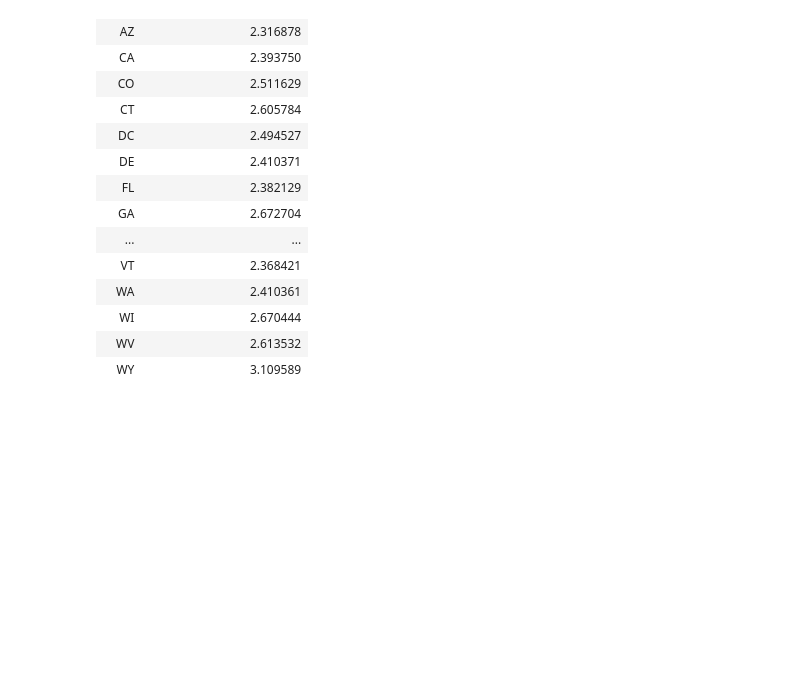
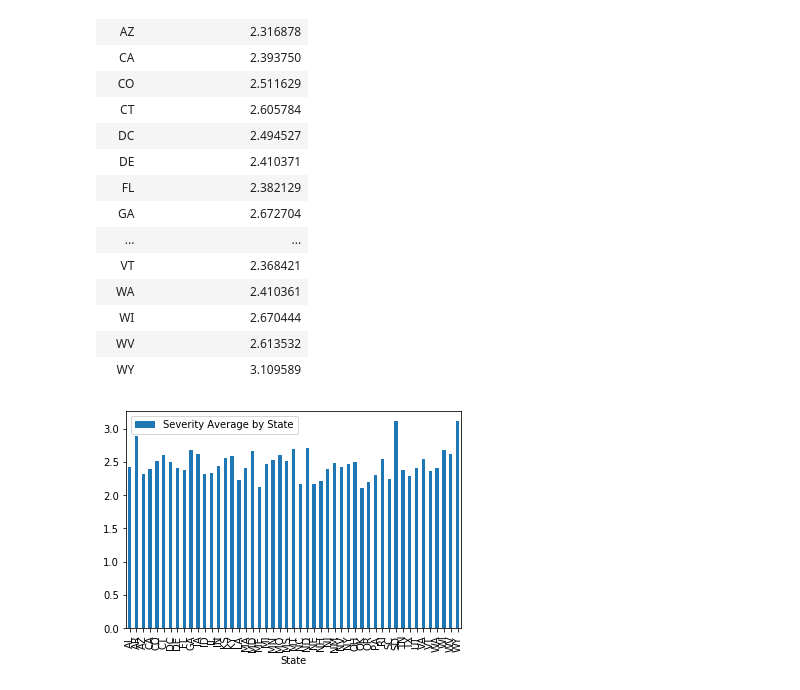
Before and after one commit to dougj678/project-one, a Jupyter notebook: US_DF.ipynb, the cells around one changed output. Cells and saved outputs as stored; diff of their text form; code cells hidden in the pictures; blank space fills up the shorter version.

```diff
--- a/US_DF.ipynb
+++ b/US_DF.ipynb
@@ -90,0 +51,14 @@ final_df.head()
+# %%
+weather_conditions_df = weather_state_co.groupby(['State','Weather_Condition']).count()
+weather_conditions_df
+final_df = pd.DataFrame({"Number of Accidents by State": count_state})
+final_df.head()
+
+sns.set(style="whitegrid")
+
+chart_1 = sns.load_dataset("final_df")
+clarity_ranking = ["I1", "SI2", "SI1", "VS2", "VS1", "VVS2", "VVS1", "IF"]
+
+sns.boxenplot(x="clarity", y="carat",
+              color="b", order=clarity_ranking,
+              scale="linear", data=diamonds)
@@ -156,3 +139,7 @@ state_severity
 | WI | 2.670444 |
 | WV | 2.613532 |
 | WY | 3.109589 |
+# %%
+state_sev_chart = state_severity.plot(kind='bar')
+# %% [output]
+[figure, added]
```
Also changed, not shown: parts of 5 cells of this notebook.
